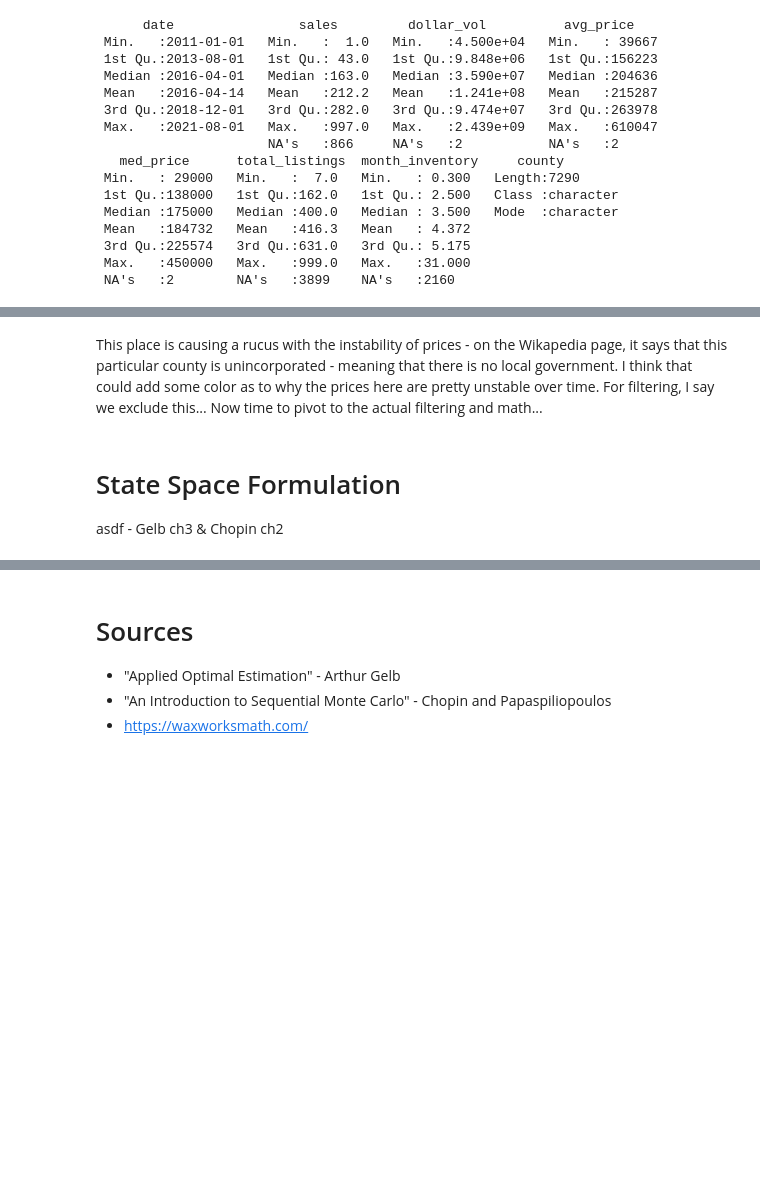
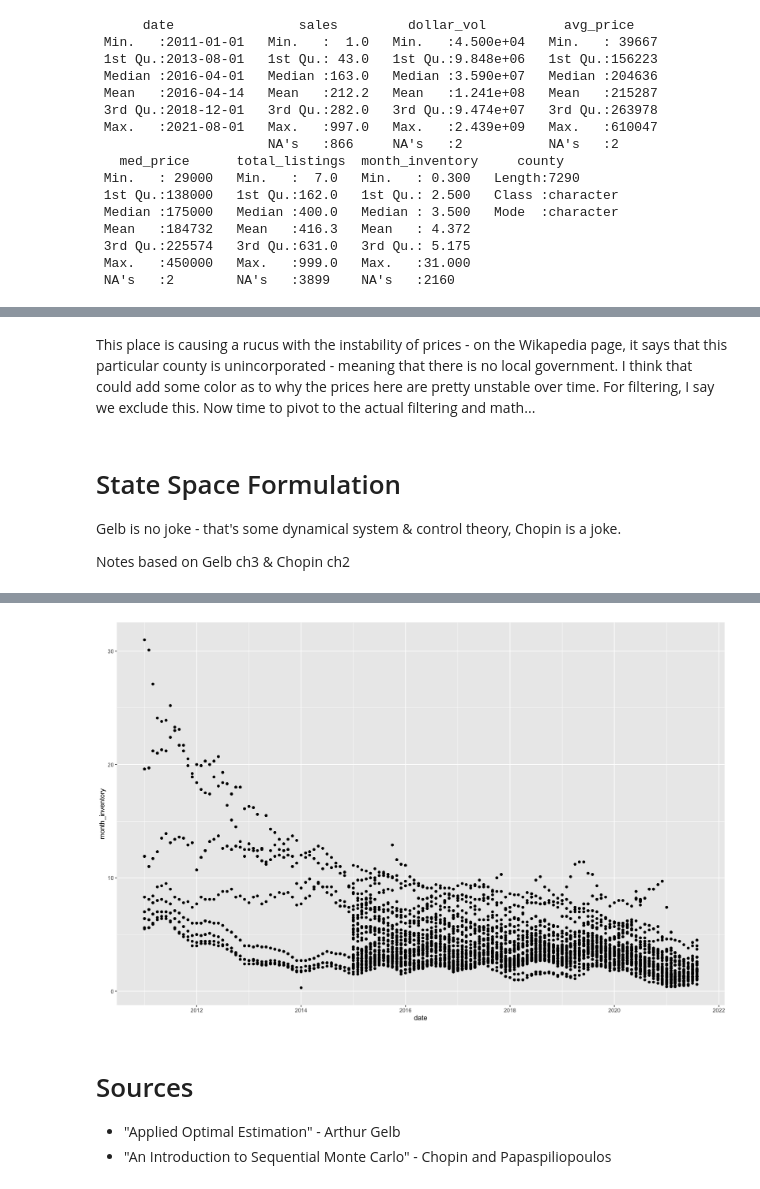
Before and after one commit to mindful-math/Stat_Notes, a Jupyter notebook: Time Series Filtering.ipynb, the cells around one changed output, grey strips where cells are left out. Cells and saved outputs as stored; diff of their text form; code cells hidden in the pictures; blank space fills up the shorter version.

```diff
--- a/Time Series Filtering.ipynb
+++ b/Time Series Filtering.ipynb
@@ -136,6 +149,12 @@ theme(plot.title = element_text(hjust = 0.5))
 # %% [markdown]
-This place is causing a rucus with the instability of prices - on the Wikapedia page, it says that this particular county is unincorporated - meaning that there is no local government. I think that could add some color as to why the prices here are pretty unstable over time. For filtering, I say we exclude this... Now time to pivot to the actual filtering and math...
+This place is causing a rucus with the instability of prices - on the Wikapedia page, it says that this particular county is unincorporated - meaning that there is no local government. I think that could add some color as to why the prices here are pretty unstable over time. For filtering, I say we exclude this. Now time to pivot to the actual filtering and math...
 # %% [markdown]
 # State Space Formulation
 
-asdf - Gelb ch3 & Chopin ch2
+Gelb is no joke - that's some dynamical system & control theory, Chopin is a joke.
+
+Notes based on Gelb ch3 & Chopin ch2
+# %%
+
+ggplot(data = df) + geom_point(aes(x = date, y = month_inventory))
+# %% [output]
@@ -142,5 +163,5 @@ asdf - Gelb ch3 & Chopin ch2
+[figure, added]
 # %% [markdown]
 # Sources
 - "Applied Optimal Estimation" - Arthur Gelb
 - "An Introduction to Sequential Monte Carlo" - Chopin and Papaspiliopoulos
-- https://waxworksmath.com/
```
Also changed, not shown: parts of 4 cells of this notebook, 1 other file.
